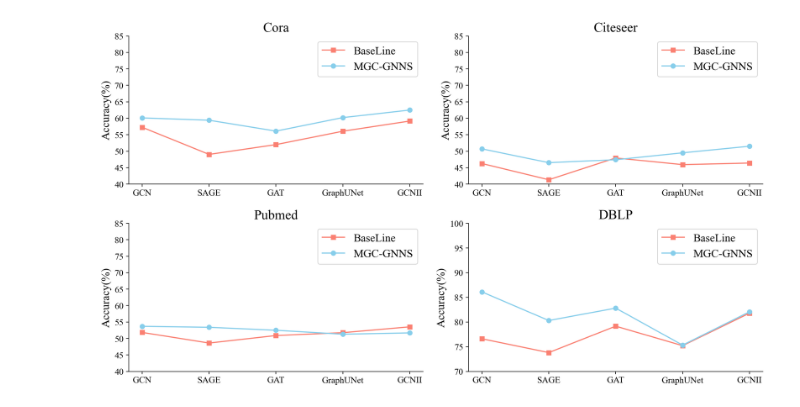
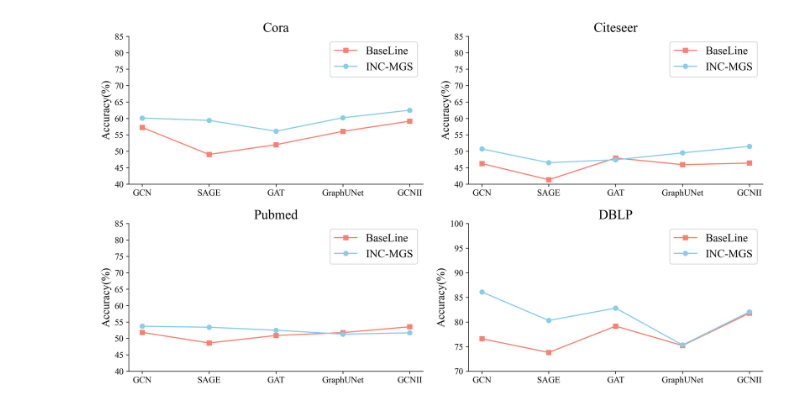
Before and after one commit to knightzz1998/paper-graph, a Jupyter notebook: 图形绘制2.ipynb, the cells around one changed output. Drawn from its saved outputs; the diff is of its cells as text; code cells hidden in the pictures.

```diff
--- a/图形绘制2.ipynb
+++ b/图形绘制2.ipynb
@@ -5,8 +5,8 @@ import matplotlib.pyplot as plt
 
 plt.rcParams['figure.figsize'] = (12.8, 7.2)
 ## 分辨率 1500*1200
-plt.rcParams['figure.dpi'] = 200
-plt.rcParams['savefig.dpi'] = 200
+plt.rcParams['figure.dpi'] = 300
+plt.rcParams['savefig.dpi'] = 300
 font = {'family': 'serif',
         'serif': 'Times New Roman',
         'weight': 'normal',
@@ -24,7 +24,7 @@ ax1.spines['right'].set_visible(False)
 
 plt.title("Cora")
 ax1.plot(x, k1, 's-', color='salmon', label="BaseLine")  #s-:方形
-ax1.plot(x, k2, 'o-', color='skyblue', label="MGC-GNNS")  #o-:圆形
+ax1.plot(x, k2, 'o-', color='skyblue', label="INC-MGS")  #o-:圆形
 # plt.xlabel("Model", fontsize=15)  #横坐标名字
 plt.ylabel("Accuracy(%)", fontsize=15)  #横坐标名字
 plt.yticks([40, 45, 50, 55, 60, 65, 70, 75, 80, 85], fontsize=12)
@@ -51,7 +51,7 @@ ax2.spines['right'].set_visible(False)
 
 plt.title("Citeseer")
 ax2.plot(x, k1, 's-', color='salmon', label="BaseLine")  #s-:方形
-ax2.plot(x, k2, 'o-', color='skyblue', label="MGC-GNNS")  #o-:圆形
+ax2.plot(x, k2, 'o-', color='skyblue', label="INC-MGS")  #o-:圆形
 # plt.xlabel("Model", fontsize=15)  #横坐标名字
 plt.ylabel("Accuracy(%)", fontsize=15)  #横坐标名字
 plt.yticks([40, 45, 50, 55, 60, 65, 70, 75, 80, 85], fontsize=12)
@@ -78,7 +78,7 @@ ax3.spines['right'].set_visible(False)
 
 plt.title("Pubmed")
 ax3.plot(x, k1, 's-', color='salmon', label="BaseLine")  #s-:方形
-ax3.plot(x, k2, 'o-', color='skyblue', label="MGC-GNNS")  #o-:圆形
+ax3.plot(x, k2, 'o-', color='skyblue', label="INC-MGS")  #o-:圆形
 # plt.xlabel("Model", fontsize=15)  #横坐标名字
 plt.ylabel("Accuracy(%)", fontsize=15)  #横坐标名字
 plt.yticks([40, 45, 50, 55, 60, 65, 70, 75, 80, 85], fontsize=12)
@@ -89,33 +89,33 @@ ax3.legend(loc="best")  #图例
 k1 = [
     76.60,
     73.81,
     79.16,
     75.21,
     81.79
 ]
 
 k2 = [
     86.10,
     80.30,
     82.82,
     75.32,
     82.07
 ]
 
 ax4 = plt.subplot(2, 2, 4)
 ax4.spines['top'].set_visible(False)
 ax4.spines['right'].set_visible(False)
 
 plt.title("DBLP")
 ax4.plot(x, k1, 's-', color='salmon', label="BaseLine")  #s-:方形
-ax4.plot(x, k2, 'o-', color='skyblue', label="MGC-GNNS")  #o-:圆形
+ax4.plot(x, k2, 'o-', color='skyblue', label="INC-MGS")  #o-:圆形
 # plt.xlabel("Model", fontsize=15)  #横坐标名字
 plt.ylabel("Accuracy(%)", fontsize=15)  #横坐标名字
 plt.yticks([70, 75, 80, 85, 90, 95, 100], fontsize=12)
 plt.xticks(['GCN', 'SAGE', 'GAT', 'GraphUNet', 'GCNII'], fontsize=12)
 ax4.legend(loc="best")  #图例
 plt.tight_layout()  # 使子图适应作图区域避免坐标轴标签信息显示混乱
 # ============================= 保存
-plt.savefig("引文数据.pdf", dpi=300)
+plt.savefig("引文数据.svg", dpi=300)
 # %% [output]
-[figure, old version]
+[figure, new version]
```
Also changed, not shown: 9 other files.
